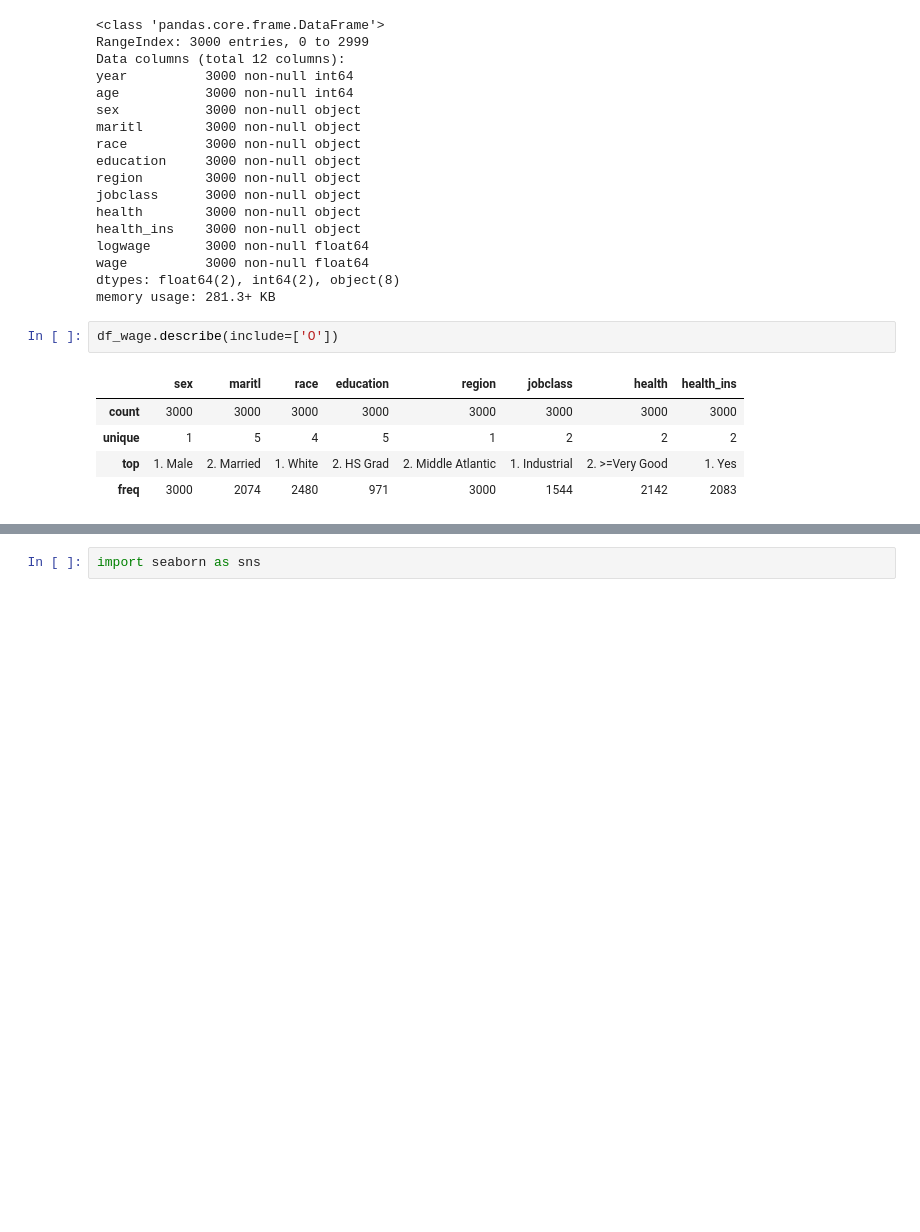
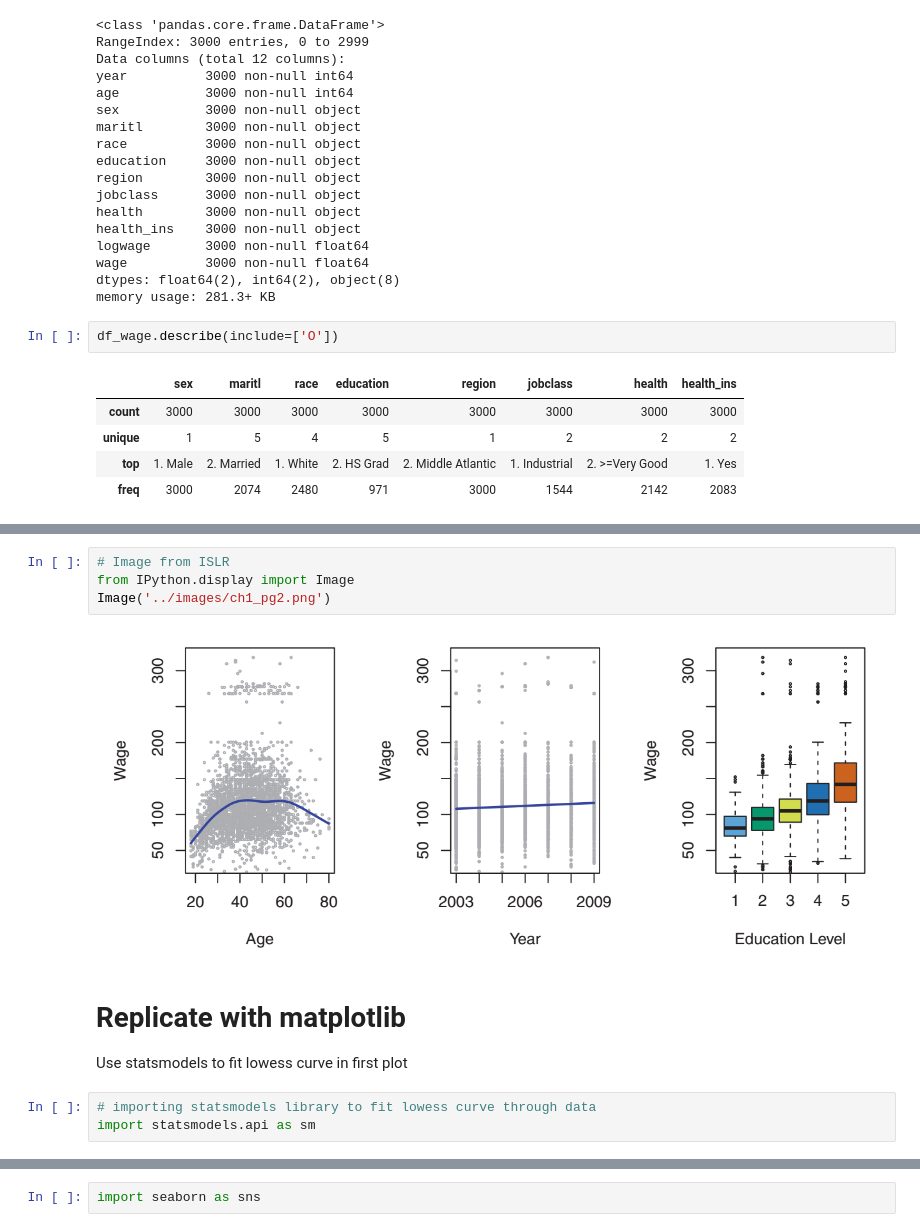
Before and after one commit to tdpetrou/Machine-Learning-Books-With-Python, a Jupyter notebook: Introduction to Statistical Learning/chapter 1 and 2.ipynb, the cells around one changed output, grey strips where cells are left out. Drawn from its saved outputs; the diff is of its cells as text; blank space fills up the shorter version.

```diff
--- a/Introduction to Statistical Learning/chapter 1 and 2.ipynb
+++ b/Introduction to Statistical Learning/chapter 1 and 2.ipynb
@@ -92,0 +152,12 @@ df_wage.plot.scatter('year', 'wage', figsize=(14,8))
+# %%
+# Image from ISLR
+from IPython.display import Image
+Image('../images/ch1_pg2.png')
+# %% [output]
+[figure, added]
+# %% [markdown]
+# Replicate with matplotlib
+Use statsmodels to fit lowess curve in first plot
+# %%
+# importing statsmodels library to fit lowess curve through data
+import statsmodels.api as sm
```
Also changed, not shown: parts of 28 cells of this notebook.
